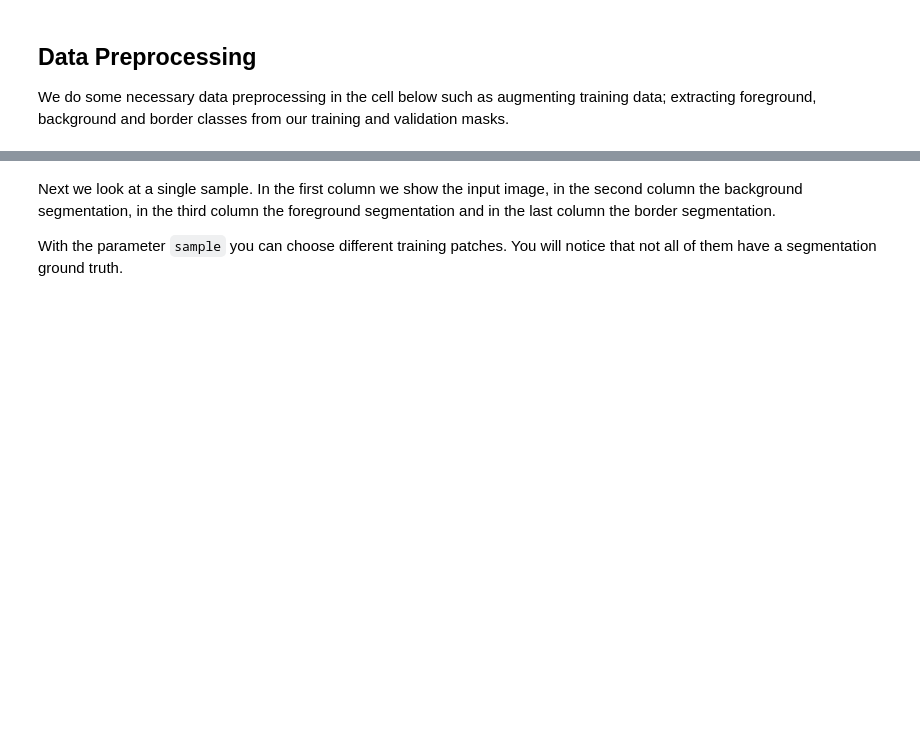
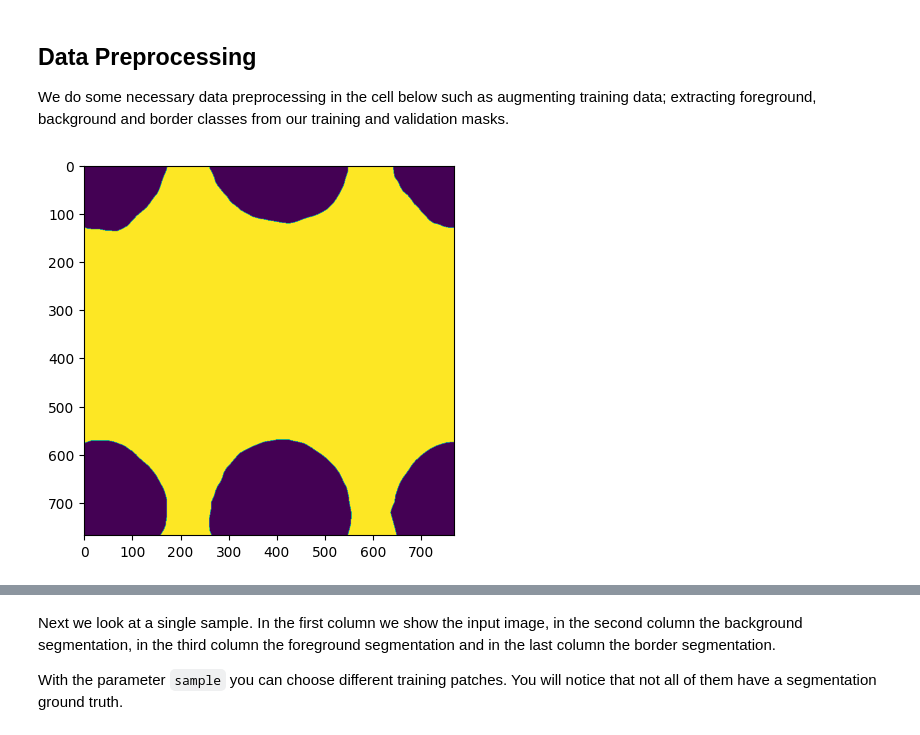
Before and after one commit to sadevans/DenoiSeg, a Jupyter notebook: SBER_YourOwnData_v1.ipynb, the cells around one changed output, grey strips where cells are left out. Cells and saved outputs as stored; diff of their text form; code cells hidden in the pictures; blank space fills up the shorter version.

```diff
--- a/SBER_YourOwnData_v1.ipynb
+++ b/SBER_YourOwnData_v1.ipynb
@@ -81,3 +154,8 @@ We do some necessary data preprocessing in the cell below such as augmenting tra
+# %%
+plt.imshow(onehot_encoding(train_masks[0])[...,0])
+plt.show()
+# %% [output]
+[figure, added]
 # %%
 # Here we add the channel dimension to our input images.
 # Dimensionality for training has to be 'SYXC' (Sample, Y-Dimension, X-Dimension, Channel)
```
Also changed, not shown: parts of 21 cells of this notebook, 19 other files.
